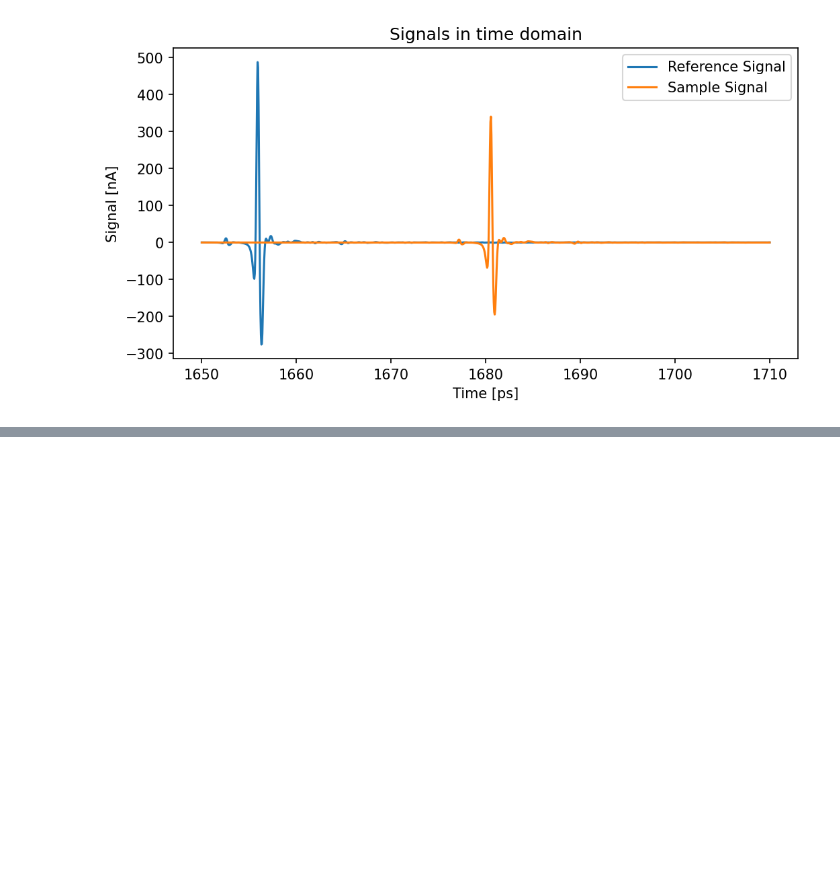
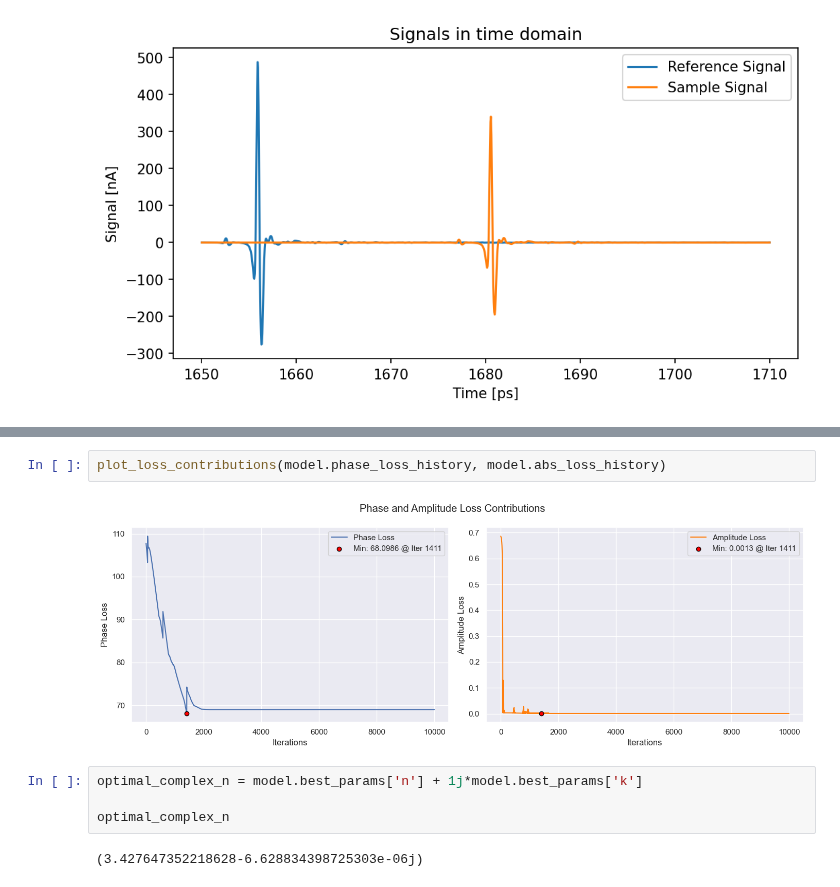
Before and after one commit to tls54/THz-TDS, a Jupyter notebook: PINNs/Back_propagation/experimental_data_testing.ipynb, the cells around one changed output, grey strips where cells are left out. Saved outputs shown, nothing was run; the diff lists cells and outputs as text; blank space fills up the shorter version.

```diff
--- a/PINNs/Back_propagation/experimental_data_testing.ipynb
+++ b/PINNs/Back_propagation/experimental_data_testing.ipynb
@@ -112,0 +173,10 @@ min(freqs_THz), max(freqs_THz)
+# %%
+plot_loss_contributions(model.phase_loss_history, model.abs_loss_history)
+# %% [output]
+[figure, added]
+# %%
+optimal_complex_n = model.best_params['n'] + 1j*model.best_params['k']
+
+optimal_complex_n
+# %% [output]
+(3.427647352218628-6.628834398725303e-06j)
```
Also changed, not shown: parts of 12 cells of this notebook, 8 other files.
